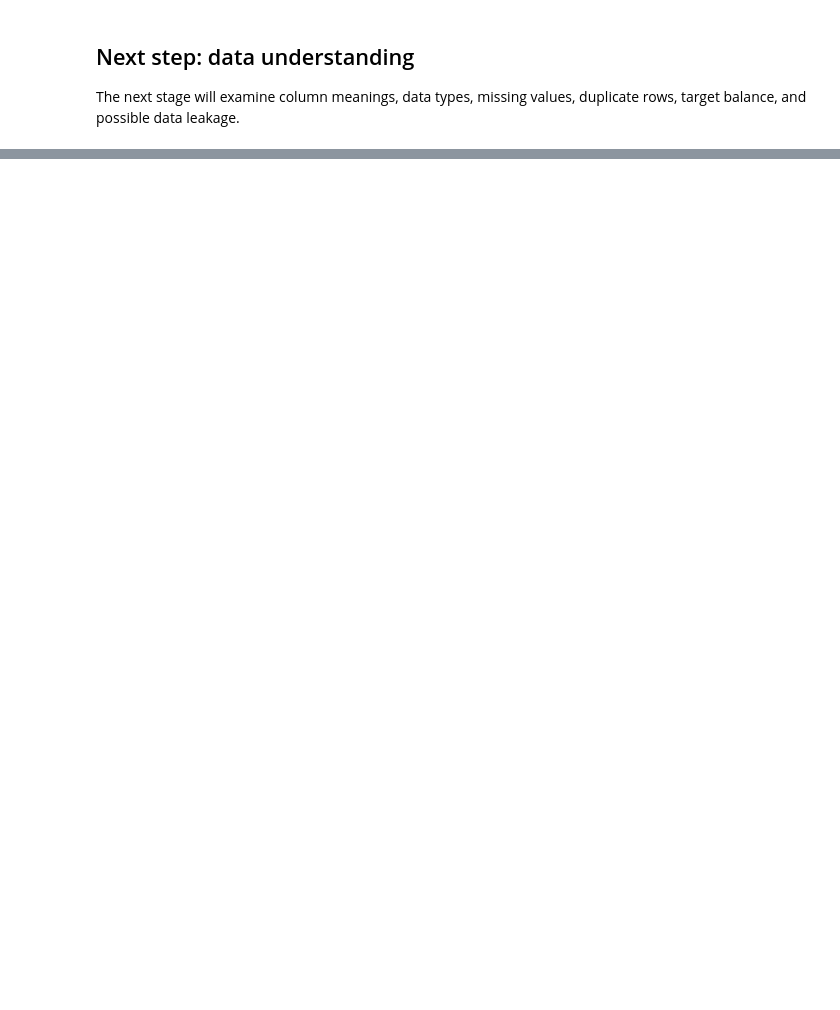
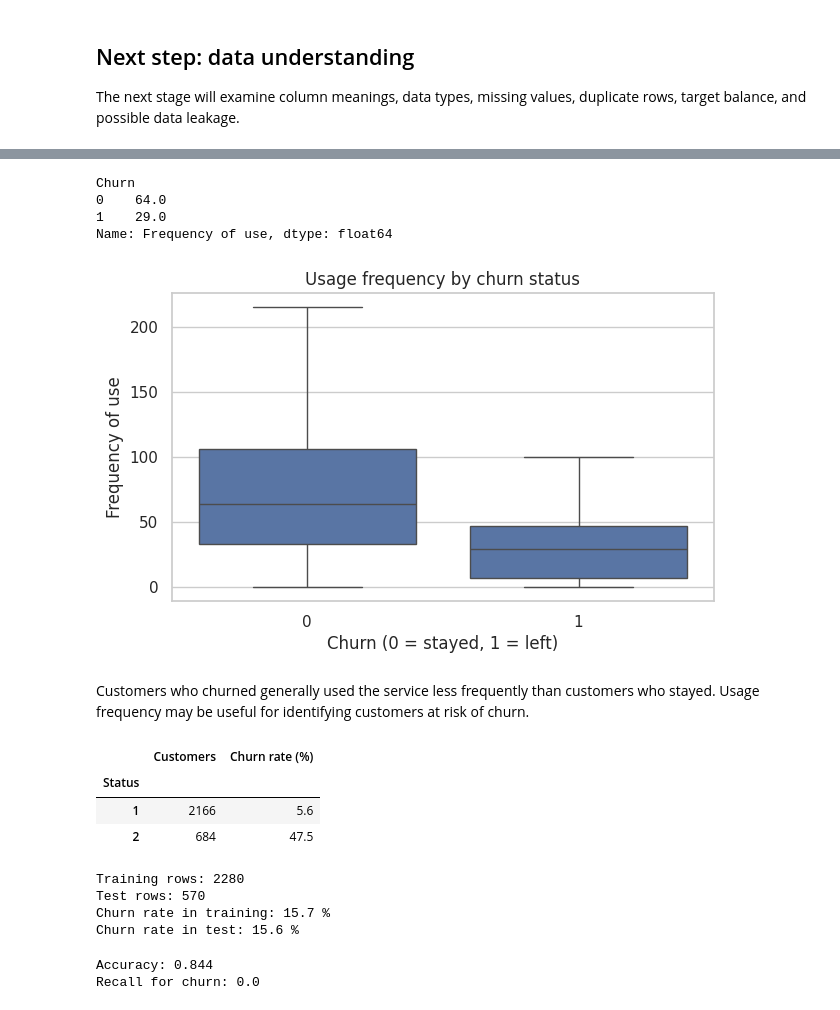
Before and after one commit to Brutva/customer-churn-prediction, a Jupyter notebook: notebooks/customer_churn_analysis.ipynb, the cells around one changed output, grey strips where cells are left out. Drawn from its saved outputs; the diff is of its cells as text; code cells hidden in the pictures; blank space fills up the shorter version.

```diff
--- a/notebooks/customer_churn_analysis.ipynb
+++ b/notebooks/customer_churn_analysis.ipynb
@@ -59,0 +167,75 @@ The next stage will examine column meanings, data types, missing values, duplica
+# %%
+# Compare typical usage between retained and churned customers.
+print(df_clean.groupby("Churn")["Frequency of use"].median())
+
+plt.figure(figsize=(7, 4))
+sns.boxplot(
+    data=df_clean,
+    x="Churn",
+    y="Frequency of use",
+    showfliers=False
+)
+
+plt.xlabel("Churn (0 = stayed, 1 = left)")
+plt.ylabel("Frequency of use")
+plt.title("Usage frequency by churn status")
+plt.show()
+# %% [output]
+Churn
+0    64.0
+1    29.0
+Name: Frequency of use, dtype: float64
+[figure, added]
+# %% [markdown]
+Customers who churned generally used the service less frequently than customers who stayed. Usage frequency may be useful for identifying customers at risk of churn.
+# %%
+# Inspect how churn differs across Status values.
+status_churn = df_clean.groupby("Status")["Churn"].agg(["count", "mean"])
+status_churn["mean"] = (status_churn["mean"] * 100).round(1)
+status_churn.rename(
+    columns={"count": "Customers", "mean": "Churn rate (%)"}
+)
+# %% [output]
+|  | Customers | Churn rate (%) |
+| Status |  |  |
+| 1 | 2166 | 5.6 |
+| 2 | 684 | 47.5 |
+# %%
+from sklearn.model_selection import train_test_split
+
+# Start with a model that does not use the customer's current Status.
+X = df_clean.drop(columns=["Churn", "Status"])
+y = df_clean["Churn"]
+
+X_train, X_test, y_train, y_test = train_test_split(
+    X,
+    y,
+    test_size=0.2,
+    random_state=42,
+    stratify=y
+)
+
+print("Training rows:", len(X_train))
+print("Test rows:", len(X_test))
+print("Churn rate in training:", round(y_train.mean() * 100, 1), "%")
+print("Churn rate in test:", round(y_test.mean() * 100, 1), "%")
+# %% [output]
+Training rows: 2280
+Test rows: 570
+Churn rate in training: 15.7 %
+Churn rate in test: 15.6 %
+# %%
+from sklearn.dummy import DummyClassifier
+from sklearn.metrics import accuracy_score, recall_score
+
+# Baseline predicts the most common class from the training data.
+baseline = DummyClassifier(strategy="most_frequent")
+baseline.fit(X_train, y_train)
+
+baseline_predictions = baseline.predict(X_test)
+
+print("Accuracy:", round(accuracy_score(y_test, baseline_predictions), 3))
+print("Recall for churn:", round(recall_score(y_test, baseline_predictions), 3))
+# %% [output]
+Accuracy: 0.844
+Recall for churn: 0.0
```
Also changed, not shown: parts of 21 cells of this notebook, 1 other file.
